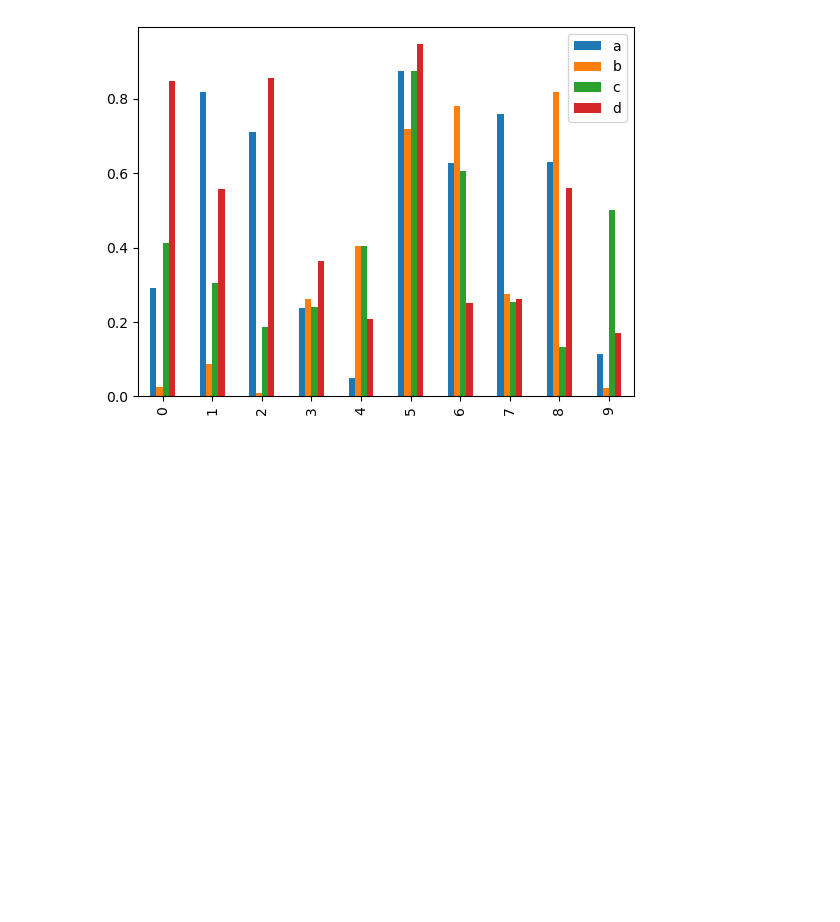
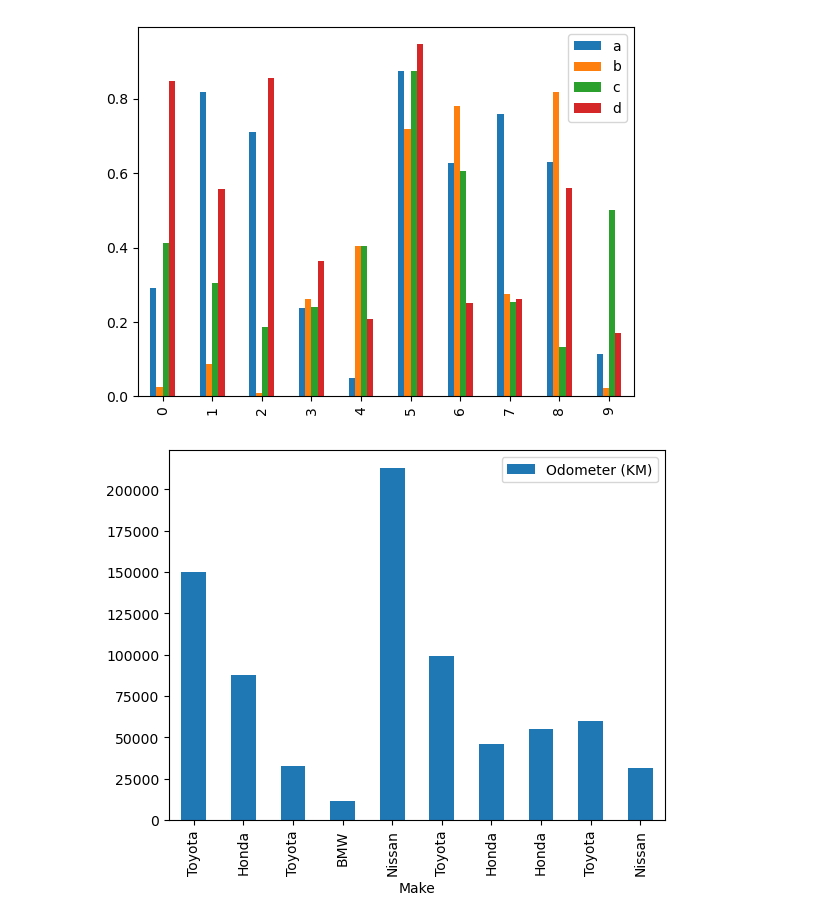
Before and after one commit to nacho481/capstone_project, a Jupyter notebook: sample_project1/Matplotlib/Matplotlib.ipynb, the cells around one changed output. Saved outputs shown, nothing was run; the diff lists cells and outputs as text; code cells hidden in the pictures; blank space fills up the shorter version.

Commit message:
Bar graph
Made a bar graph with the make as the x-axis and the odometer as the y-axis.

```diff
--- a/sample_project1/Matplotlib/Matplotlib.ipynb
+++ b/sample_project1/Matplotlib/Matplotlib.ipynb
@@ -399,6 +399,8 @@ plt.close('fig')
 [figure]
 # %%
 plt.close('all')
-
+car_sales.plot(x='Make', y='Odometer (KM)', kind='bar')
 plt.show()
 plt.close('fig')
+# %% [output]
+[figure, added]
```
Also changed, not shown: parts of 1 cell of this notebook.
